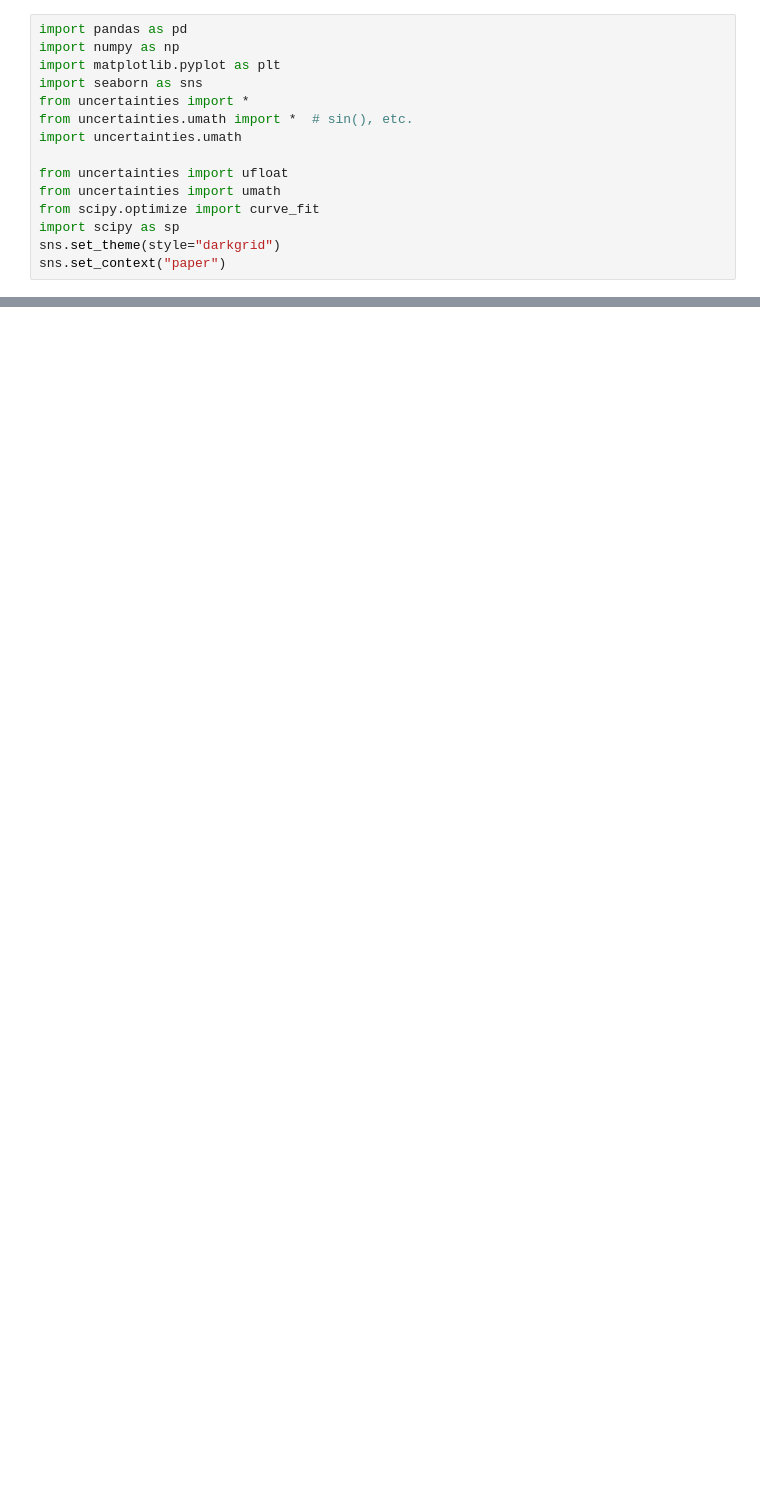
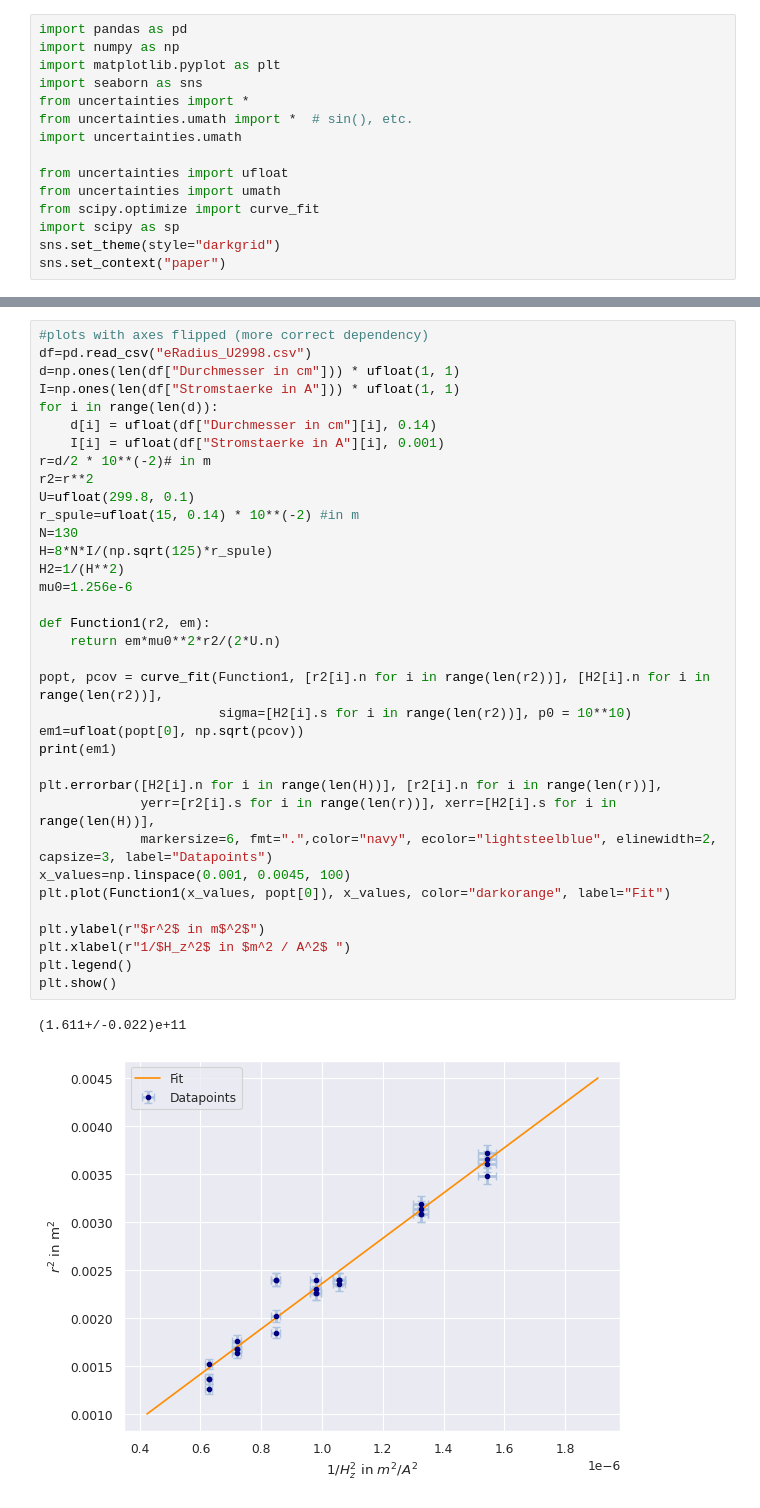
Before and after one commit to KemalOenen/Grundpraktikum2_Gruppe1_SS23, a Jupyter notebook: Versuch4/SpezifischeLadung.ipynb, the cells around one changed output, grey strips where cells are left out. Cells and saved outputs as stored; diff of their text form; blank space fills up the shorter version.

```diff
--- a/Versuch4/SpezifischeLadung.ipynb
+++ b/Versuch4/SpezifischeLadung.ipynb
@@ -51,0 +128,38 @@ print(popt[0])
+# %%
+#plots with axes flipped (more correct dependency)
+df=pd.read_csv("eRadius_U2998.csv")
+d=np.ones(len(df["Durchmesser in cm"])) * ufloat(1, 1)
+I=np.ones(len(df["Stromstaerke in A"])) * ufloat(1, 1)
+for i in range(len(d)):
+    d[i] = ufloat(df["Durchmesser in cm"][i], 0.14)
+    I[i] = ufloat(df["Stromstaerke in A"][i], 0.001)
+r=d/2 * 10**(-2)# in m
+r2=r**2
+U=ufloat(299.8, 0.1)
+r_spule=ufloat(15, 0.14) * 10**(-2) #in m
+N=130
+H=8*N*I/(np.sqrt(125)*r_spule)
+H2=1/(H**2)
+mu0=1.256e-6
+
+def Function1(r2, em):
+    return em*mu0**2*r2/(2*U.n)
+
+popt, pcov = curve_fit(Function1, [r2[i].n for i in range(len(r2))], [H2[i].n for i in range(len(r2))],
+                       sigma=[H2[i].s for i in range(len(r2))], p0 = 10**10)
+em1=ufloat(popt[0], np.sqrt(pcov))
+print(em1)
+
+plt.errorbar([H2[i].n for i in range(len(H))], [r2[i].n for i in range(len(r))],
+             yerr=[r2[i].s for i in range(len(r))], xerr=[H2[i].s for i in range(len(H))],
+             markersize=6, fmt=".",color="navy", ecolor="lightsteelblue", elinewidth=2, capsize=3, label="Datapoints")
+x_values=np.linspace(0.001, 0.0045, 100)
+plt.plot(Function1(x_values, popt[0]), x_values, color="darkorange", label="Fit")
+
+plt.ylabel(r"$r^2$ in m$^2$")
+plt.xlabel(r"1/$H_z^2$ in $m^2 / A^2$ ")
+plt.legend()
+plt.show()
+# %% [output]
+(1.611+/-0.022)e+11
+[figure, added]
```
Also changed, not shown: parts of 3 cells of this notebook.
